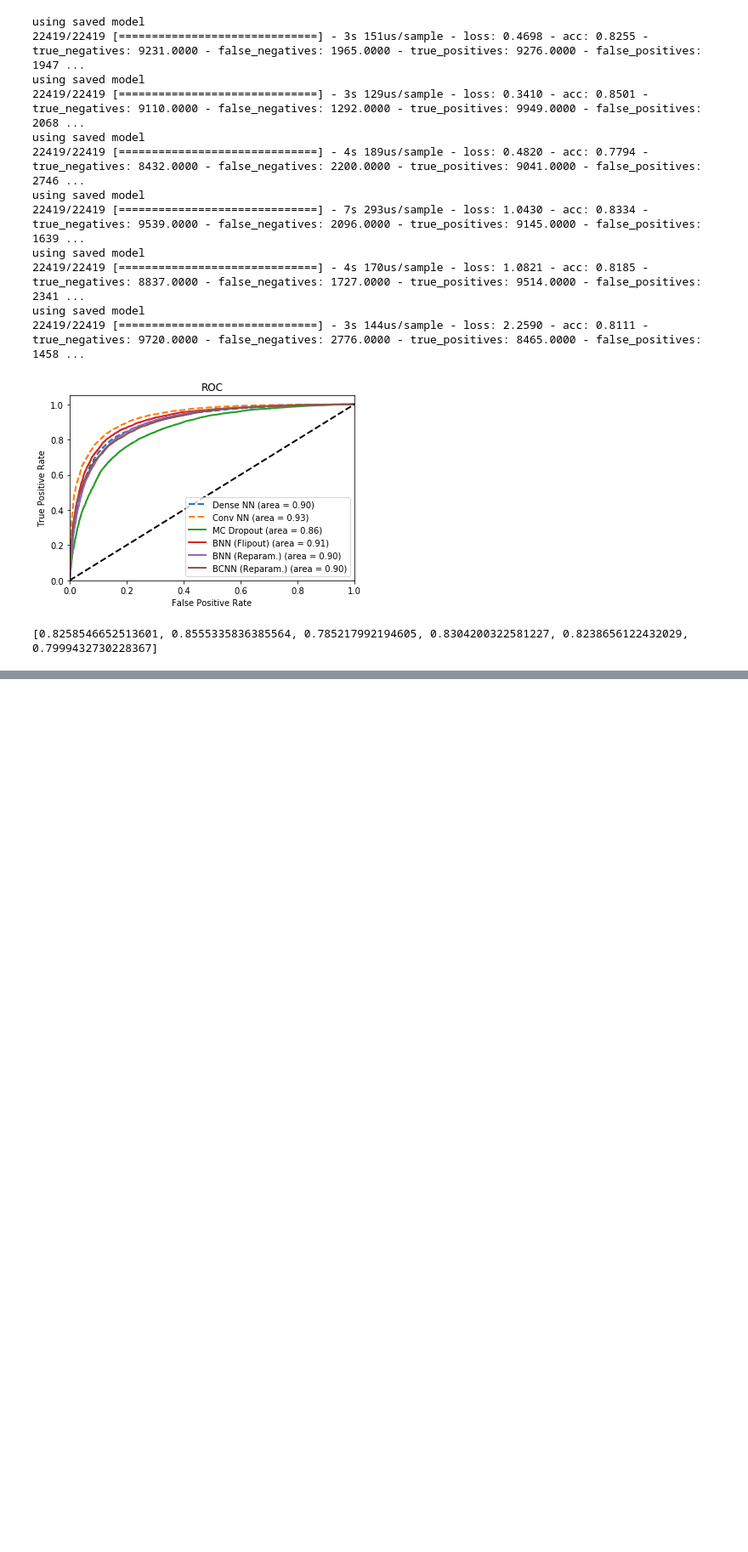
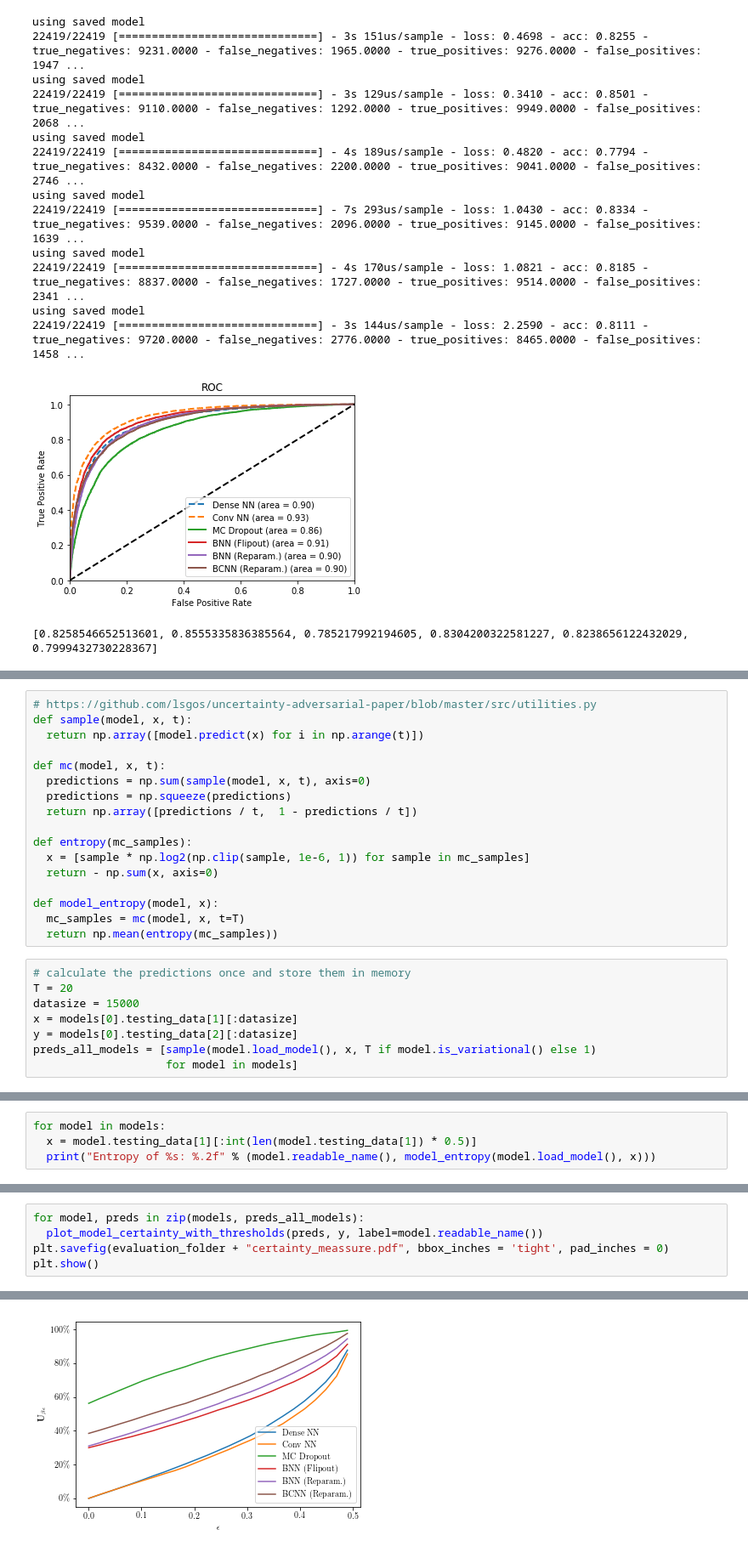
Before and after one commit to tom-schoener/ml-probability, a Jupyter notebook: bayesian_nlp/evaluation.ipynb, the cells around one changed output, grey strips where cells are left out. Shown at 85% size. Saved outputs shown, nothing was run; the diff lists cells and outputs as text; blank space fills up the shorter version.

```diff
--- a/bayesian_nlp/evaluation.ipynb
+++ b/bayesian_nlp/evaluation.ipynb
@@ -461,0 +616,25 @@ std: 0.427, word_avg: 2783.0 -> <START> lifeforce starts in outer space where th
+# %%
+# https://github.com/lsgos/uncertainty-adversarial-paper/blob/master/src/utilities.py
+def sample(model, x, t):
+  return np.array([model.predict(x) for i in np.arange(t)])
+
+def mc(model, x, t):
+  predictions = np.sum(sample(model, x, t), axis=0)
+  predictions = np.squeeze(predictions)
+  return np.array([predictions / t,  1 - predictions / t])
+
+def entropy(mc_samples):
+  x = [sample * np.log2(np.clip(sample, 1e-6, 1)) for sample in mc_samples]
+  return - np.sum(x, axis=0)
+
+def model_entropy(model, x):
+  mc_samples = mc(model, x, t=T)
+  return np.mean(entropy(mc_samples))
+# %%
+# calculate the predictions once and store them in memory
+T = 20
+datasize = 15000
+x = models[0].testing_data[1][:datasize]
+y = models[0].testing_data[2][:datasize]
+preds_all_models = [sample(model.load_model(), x, T if model.is_variational() else 1)
+                    for model in models]
@@ -461,0 +657,4 @@ std: 0.427, word_avg: 2783.0 -> <START> lifeforce starts in outer space where th
+# %%
+for model in models:
+  x = model.testing_data[1][:int(len(model.testing_data[1]) * 0.5)]
+  print("Entropy of %s: %.2f" % (model.readable_name(), model_entropy(model.load_model(), x)))
@@ -461,0 +767,6 @@ std: 0.427, word_avg: 2783.0 -> <START> lifeforce starts in outer space where th
+# %%
+for model, preds in zip(models, preds_all_models):
+  plot_model_certainty_with_thresholds(preds, y, label=model.readable_name())
+plt.savefig(evaluation_folder + "certainty_meassure.pdf", bbox_inches = 'tight', pad_inches = 0)
+plt.show()
+# %% [output]
@@ -461,0 +775 @@ std: 0.427, word_avg: 2783.0 -> <START> lifeforce starts in outer space where th
+[figure, added]
```
Also changed, not shown: parts of 31 cells of this notebook.
